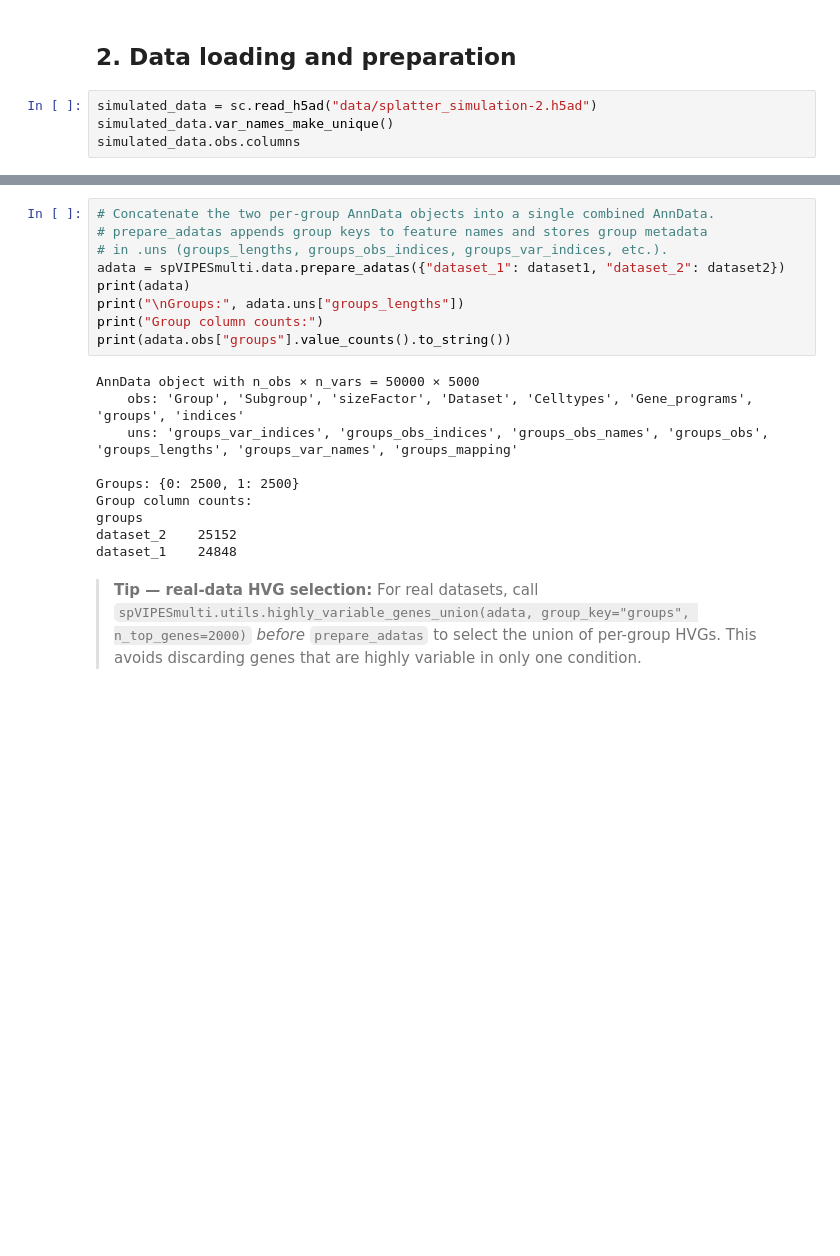
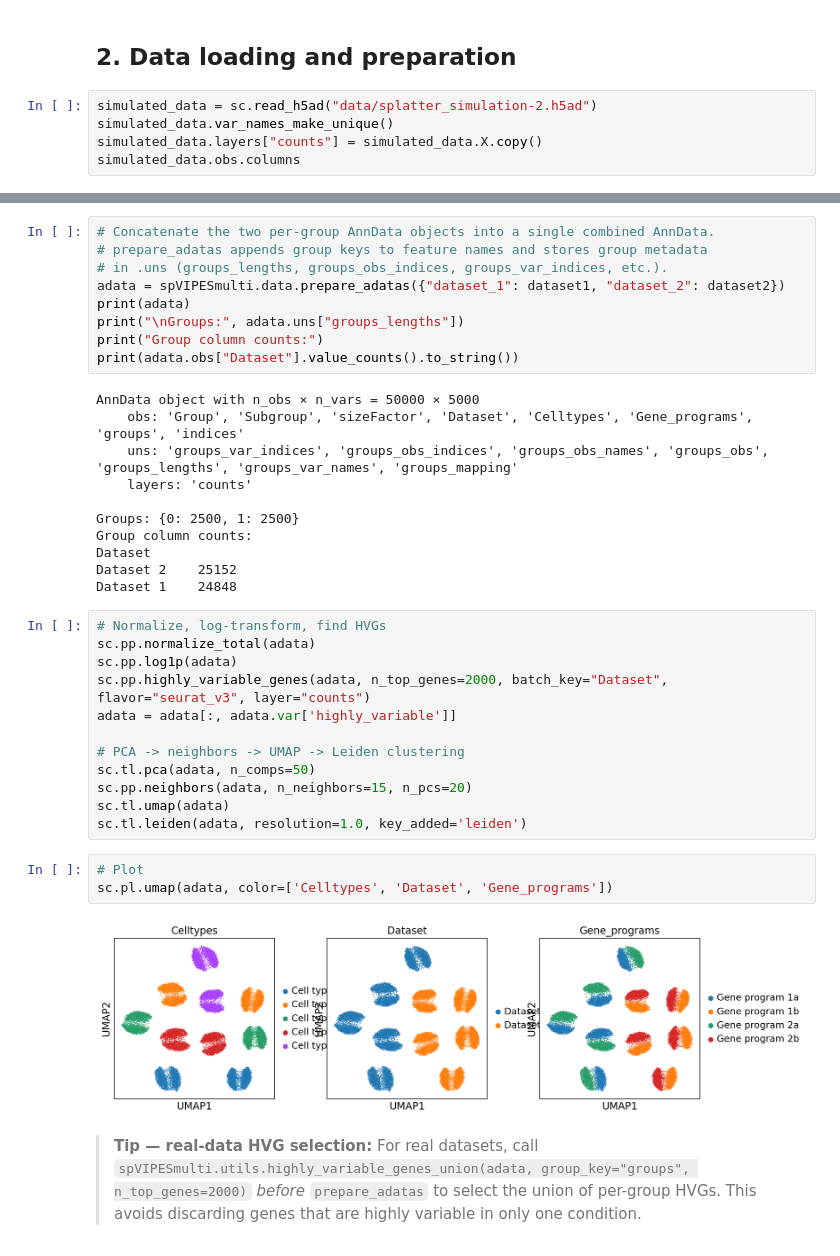
Before and after one commit to mdmanurung/spVIPESmulti, a Jupyter notebook: docs/notebooks/Tutorial.ipynb, the cells around one changed output, grey strips where cells are left out. Drawn from its saved outputs; the diff is of its cells as text; blank space fills up the shorter version.

```diff
--- a/docs/notebooks/Tutorial.ipynb
+++ b/docs/notebooks/Tutorial.ipynb
@@ -61,4 +61,5 @@ Dataset is available at Zenodo: https://zenodo.org/records/10070301
 # %%
 simulated_data = sc.read_h5ad("data/splatter_simulation-2.h5ad")
 simulated_data.var_names_make_unique()
+simulated_data.layers["counts"] = simulated_data.X.copy()
 simulated_data.obs.columns
@@ -92,17 +113,35 @@ adata = spVIPESmulti.data.prepare_adatas({"dataset_1": dataset1, "dataset_2": da
 print(adata)
 print("\nGroups:", adata.uns["groups_lengths"])
 print("Group column counts:")
-print(adata.obs["groups"].value_counts().to_string())
+print(adata.obs["Dataset"].value_counts().to_string())
 # %% [output]
 AnnData object with n_obs × n_vars = 50000 × 5000
     obs: 'Group', 'Subgroup', 'sizeFactor', 'Dataset', 'Celltypes', 'Gene_programs', 'groups', 'indices'
     uns: 'groups_var_indices', 'groups_obs_indices', 'groups_obs_names', 'groups_obs', 'groups_lengths', 'groups_var_names', 'groups_mapping'
+    layers: 'counts'
 
 Groups: {0: 2500, 1: 2500}
 Group column counts:
-groups
-dataset_2    25152
-dataset_1    24848
+Dataset
+Dataset 2    25152
+Dataset 1    24848
+# %%
+# Normalize, log-transform, find HVGs
+sc.pp.normalize_total(adata)
+sc.pp.log1p(adata)
+sc.pp.highly_variable_genes(adata, n_top_genes=2000, batch_key="Dataset", flavor="seurat_v3", layer="counts")
+adata = adata[:, adata.var['highly_variable']]
+
+# PCA -> neighbors -> UMAP -> Leiden clustering
+sc.tl.pca(adata, n_comps=50)
+sc.pp.neighbors(adata, n_neighbors=15, n_pcs=20)
+sc.tl.umap(adata)
+sc.tl.leiden(adata, resolution=1.0, key_added='leiden')
+# %%
+# Plot
+sc.pl.umap(adata, color=['Celltypes', 'Dataset', 'Gene_programs'])
+# %% [output]
+[figure, added]
 # %% [markdown]
 > **Tip — real-data HVG selection:**
 > For real datasets, call
```
Also changed, not shown: parts of 33 cells of this notebook, 6 other files.
